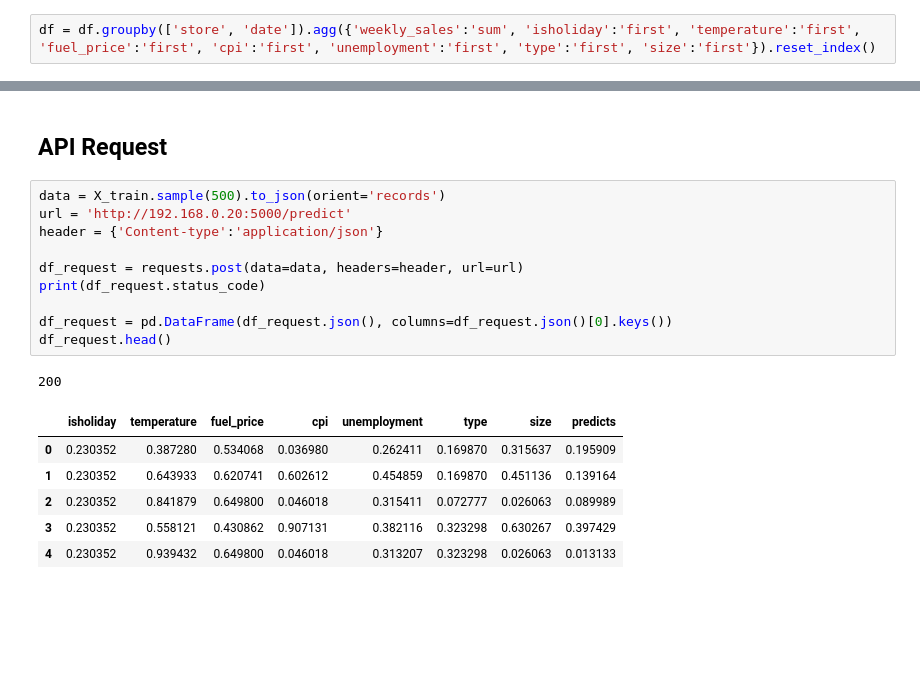
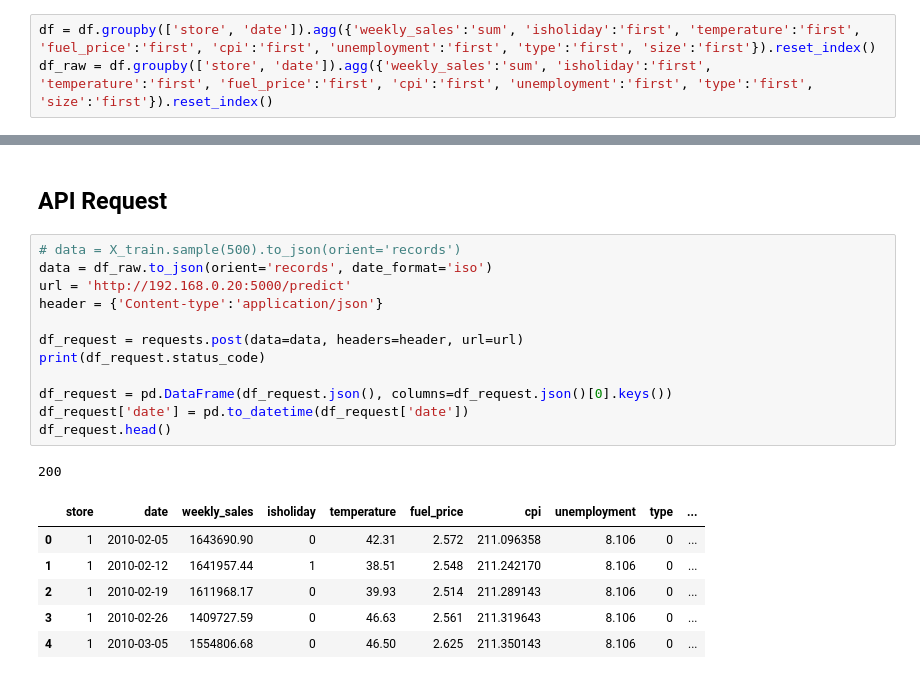
Before and after one commit to Samoelmoura/wallmart, a Jupyter notebook: notebooks/notebook.ipynb, the cells around one changed output, grey strips where cells are left out. Saved outputs shown, nothing was run; the diff lists cells and outputs as text; blank space fills up the shorter version.

```diff
--- a/notebooks/notebook.ipynb
+++ b/notebooks/notebook.ipynb
@@ -150,3 +170,4 @@ df['type'] = df['type'].apply(lambda x: 0 if x == 'A' else (1 if x == 'B' else 2
 # .0 Feature Engineering
 # %%
 df = df.groupby(['store', 'date']).agg({'weekly_sales':'sum', 'isholiday':'first', 'temperature':'first', 'fuel_price':'first', 'cpi':'first', 'unemployment':'first', 'type':'first', 'size':'first'}).reset_index()
+df_raw = df.groupby(['store', 'date']).agg({'weekly_sales':'sum', 'isholiday':'first', 'temperature':'first', 'fuel_price':'first', 'cpi':'first', 'unemployment':'first', 'type':'first', 'size':'first'}).reset_index()
@@ -322,20 +369,22 @@ pkl.dump(model, open('../src/models/model.pkl', 'wb'))
 # %% [markdown]
 ## API Request
 # %%
-data = X_train.sample(500).to_json(orient='records')
+# data = X_train.sample(500).to_json(orient='records')
+data = df_raw.to_json(orient='records', date_format='iso')
 url = 'http://192.168.0.20:5000/predict'
 header = {'Content-type':'application/json'}
 
 df_request = requests.post(data=data, headers=header, url=url)
 print(df_request.status_code)
 
 df_request = pd.DataFrame(df_request.json(), columns=df_request.json()[0].keys())
+df_request['date'] = pd.to_datetime(df_request['date'])
 df_request.head()
 # %% [output]
 200
-|  | isholiday | temperature | fuel_price | cpi | unemployment | type | size | predicts |
-| 0 | 0.230352 | 0.387280 | 0.534068 | 0.036980 | 0.262411 | 0.169870 | 0.315637 | 0.195909 |
-| 1 | 0.230352 | 0.643933 | 0.620741 | 0.602612 | 0.454859 | 0.169870 | 0.451136 | 0.139164 |
-| 2 | 0.230352 | 0.841879 | 0.649800 | 0.046018 | 0.315411 | 0.072777 | 0.026063 | 0.089989 |
-| 3 | 0.230352 | 0.558121 | 0.430862 | 0.907131 | 0.382116 | 0.323298 | 0.630267 | 0.397429 |
-| 4 | 0.230352 | 0.939432 | 0.649800 | 0.046018 | 0.313207 | 0.323298 | 0.026063 | 0.013133 |
+|  | store | date | weekly_sales | isholiday | temperature | fuel_price | cpi | unemployment | type | ... |
+| 0 | 1 | 2010-02-05 | 1643690.90 | 0 | 42.31 | 2.572 | 211.096358 | 8.106 | 0 | ... |
+| 1 | 1 | 2010-02-12 | 1641957.44 | 1 | 38.51 | 2.548 | 211.242170 | 8.106 | 0 | ... |
+| 2 | 1 | 2010-02-19 | 1611968.17 | 0 | 39.93 | 2.514 | 211.289143 | 8.106 | 0 | ... |
+| 3 | 1 | 2010-02-26 | 1409727.59 | 0 | 46.63 | 2.561 | 211.319643 | 8.106 | 0 | ... |
+| 4 | 1 | 2010-03-05 | 1554806.68 | 0 | 46.50 | 2.625 | 211.350143 | 8.106 | 0 | ... |
```
Also changed, not shown: parts of 7 cells of this notebook, 10 other files.
